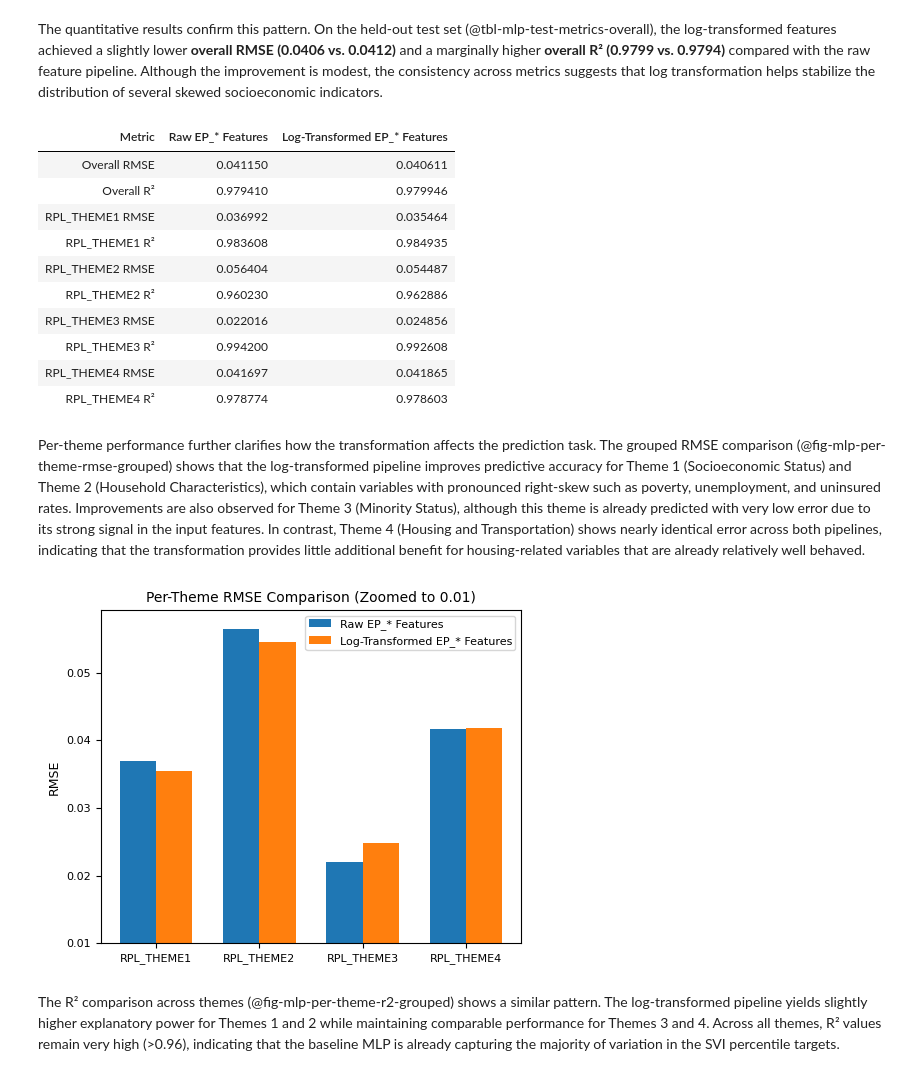
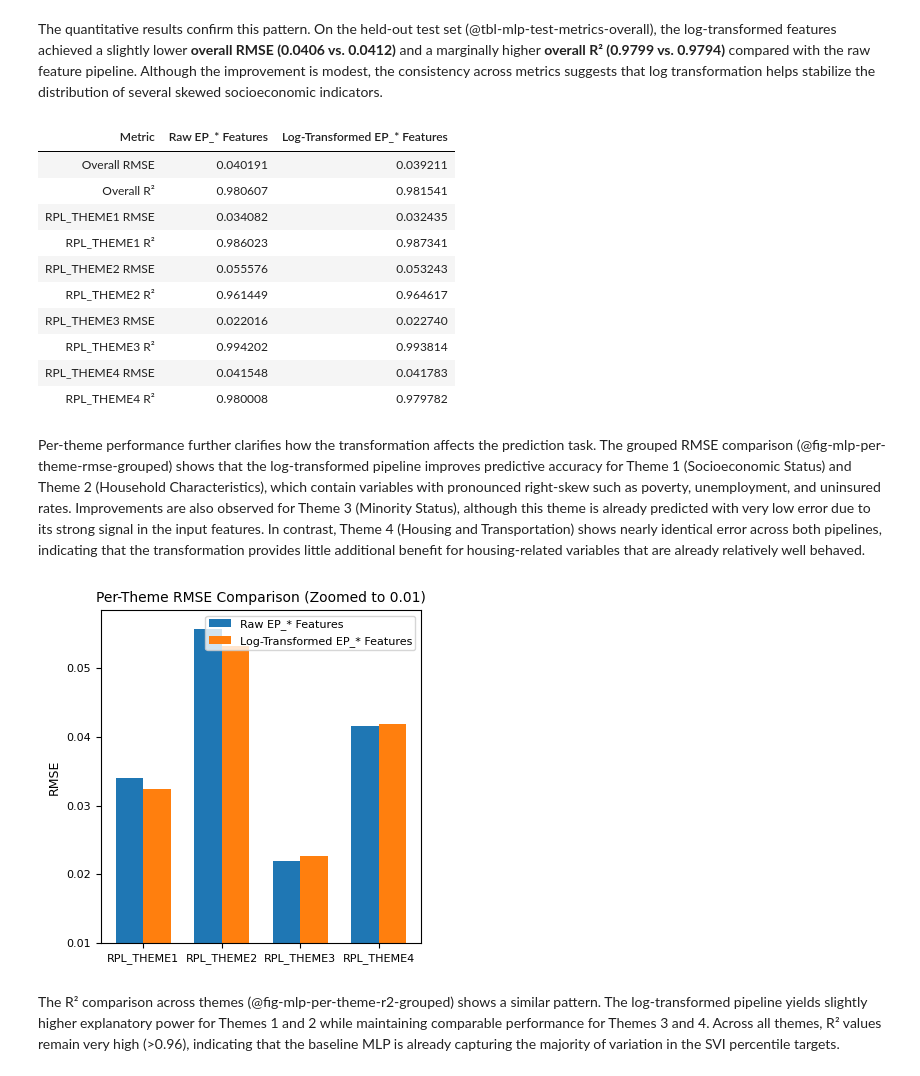
Before and after one commit to AnhJoe/CS273P_MachineLearning_Final_Project, a Jupyter notebook: notebooks/02_baseline_mlp.ipynb, the cells around one changed output. Saved outputs shown, nothing was run; the diff lists cells and outputs as text; code cells hidden in the pictures.

```diff
--- a/notebooks/02_baseline_mlp.ipynb
+++ b/notebooks/02_baseline_mlp.ipynb
@@ -69,14 +69,14 @@ plt.rcParams.update(
 # Reproducibility
 SEED = 42
 # %%
-# Load artifacts
-geo_df = gpd.read_file("../data/processed/svi_counties.gpkg", layer="counties")
+# Load data & artifacts
+model_df = gpd.read_file("../data/processed/svi_counties.gpkg", layer="counties")
 
+# Do not change row indices beyond this
 X = pd.read_csv("../data/processed/X.csv")
-
 X_log = pd.read_csv("../data/processed/X_log.csv")
-
 y = pd.read_csv("../data/processed/y.csv")
+fips = pd.read_csv("../data/processed/fips.csv")["FIPS"].astype(str).str.zfill(5)
 
 with open("../data/processed/feature_titles.json") as f:
     feature_titles_log = json.load(f)
@@ -161,18 +173,22 @@ Together, these ablations provide a structured way to assess the robustness of t
 # %%
+# Split X and y with fips to maintain row indices for downstream GCN models
+
 # First split: train vs temp (val + test) = 70/30
-X_train, X_temp, Xlog_train, Xlog_temp, y_train, y_temp = train_test_split(
+X_train, X_temp, Xlog_train, Xlog_temp, y_train, y_temp, fips_train, fips_temp = train_test_split(
     X,
     X_log,
     y,
+    fips,
     test_size=0.30,
     random_state=SEED
 )
 
 # Second split: validation vs test = 15/15
-X_val, X_test, Xlog_val, Xlog_test, y_val, y_test = train_test_split(
+X_val, X_test, Xlog_val, Xlog_test, y_val, y_test, fips_val, fips_test = train_test_split(
     X_temp,
     Xlog_temp,
     y_temp,
+    fips_temp,
     test_size=0.50,
     random_state=SEED
 )
@@ -595,19 +611,19 @@ plt.show()
 # Target order
 target_names = ["RPL_THEME1", "RPL_THEME2", "RPL_THEME3", "RPL_THEME4"]
 
-y_pred_raw_scaled = predict_mlp(mlp_raw, test_loader_raw, device=device)
-y_pred_log_scaled = predict_mlp(mlp_log, test_loader_log, device=device)
+y_pred_raw_scaled = predict_mlp(mlp_raw, val_loader_raw, device=device)
+y_pred_log_scaled = predict_mlp(mlp_log, val_loader_log, device=device)
 
-y_test_np = y_test_scaled
+y_val_np = y_val_scaled
 y_pred_raw = scaler_y.inverse_transform(y_pred_raw_scaled)
 y_pred_log = scaler_y.inverse_transform(y_pred_log_scaled)
-y_test_true = scaler_y.inverse_transform(y_test_np)
+y_val_true = scaler_y.inverse_transform(y_val_np)
 
-overall_raw = evaluate_regression(y_test_true, y_pred_raw)
-overall_log = evaluate_regression(y_test_true, y_pred_log)
+overall_raw = evaluate_regression(y_val_true, y_pred_raw)
+overall_log = evaluate_regression(y_val_true, y_pred_log)
 
-per_target_raw = evaluate_regression_per_target(y_test_true, y_pred_raw, target_names)
-per_target_log = evaluate_regression_per_target(y_test_true, y_pred_log, target_names)
+per_target_raw = evaluate_regression_per_target(y_val_true, y_pred_raw, target_names)
+per_target_log = evaluate_regression_per_target(y_val_true, y_pred_log, target_names)
 # %% [markdown]
 The quantitative results confirm this pattern. On the held-out test set (@tbl-mlp-test-metrics-overall), the log-transformed features achieved a slightly lower **overall RMSE (0.0406 vs. 0.0412)** and a marginally higher **overall R² (0.9799 vs. 0.9794)** compared with the raw feature pipeline. Although the improvement is modest, the consistency across metrics suggests that log transformation helps stabilize the distribution of several skewed socioeconomic indicators.
 # %%
@@ -648,41 +664,41 @@ overall_metrics = pd.DataFrame(rows)
 display(overall_metrics.style.hide(axis="index"))
 # %% [output]
 | Metric | Raw EP_* Features | Log-Transformed EP_* Features |
-| Overall RMSE | 0.041150 | 0.040611 |
-| Overall R² | 0.979410 | 0.979946 |
-| RPL_THEME1 RMSE | 0.036992 | 0.035464 |
-| RPL_THEME1 R² | 0.983608 | 0.984935 |
-| RPL_THEME2 RMSE | 0.056404 | 0.054487 |
-| RPL_THEME2 R² | 0.960230 | 0.962886 |
-| RPL_THEME3 RMSE | 0.022016 | 0.024856 |
-| RPL_THEME3 R² | 0.994200 | 0.992608 |
-| RPL_THEME4 RMSE | 0.041697 | 0.041865 |
-| RPL_THEME4 R² | 0.978774 | 0.978603 |
+| Overall RMSE | 0.040191 | 0.039211 |
+| Overall R² | 0.980607 | 0.981541 |
+| RPL_THEME1 RMSE | 0.034082 | 0.032435 |
+| RPL_THEME1 R² | 0.986023 | 0.987341 |
+| RPL_THEME2 RMSE | 0.055576 | 0.053243 |
+| RPL_THEME2 R² | 0.961449 | 0.964617 |
+| RPL_THEME3 RMSE | 0.022016 | 0.022740 |
+| RPL_THEME3 R² | 0.994202 | 0.993814 |
+| RPL_THEME4 RMSE | 0.041548 | 0.041783 |
+| RPL_THEME4 R² | 0.980008 | 0.979782 |
 # %% [markdown]
 Per-theme performance further clarifies how the transformation affects the prediction task. The grouped RMSE comparison (@fig-mlp-per-theme-rmse-grouped) shows that the log-transformed pipeline improves predictive accuracy for Theme 1 (Socioeconomic Status) and Theme 2 (Household Characteristics), which contain variables with pronounced right-skew such as poverty, unemployment, and uninsured rates. Improvements are also observed for Theme 3 (Minority Status), although this theme is already predicted with very low error due to its strong signal in the input features. In contrast, Theme 4 (Housing and Transportation) shows nearly identical error across both pipelines, indicating that the transformation provides little additional benefit for housing-related variables that are already relatively well behaved.
 # %%
 #| label: fig-mlp-per-theme-rmse-grouped
 #| fig-cap: "Grouped comparison of per-theme RMSE on the test set for the raw-feature and log-transformed-feature baseline MLP pipelines."
 
 x = np.arange(len(target_names))
 width = 0.35
 
 raw_vals = [per_target_raw[t]["rmse"] for t in target_names]
 log_vals = [per_target_log[t]["rmse"] for t in target_names]
 
-plt.figure(figsize=(5, 4))
+plt.figure(figsize=(4, 4))
 plt.bar(x - width/2, raw_vals, width, label="Raw EP_* Features")
 plt.bar(x + width/2, log_vals, width, label="Log-Transformed EP_* Features")
 
 plt.xticks(x, target_names)
 plt.ylabel("RMSE")
 plt.title("Per-Theme RMSE Comparison (Zoomed to 0.01)")
 plt.ylim(0.01)
 plt.legend()
 plt.tight_layout()
 plt.show()
 # %% [output]
-[figure, old version]
+[figure, new version]
 # %% [markdown]
 The R² comparison across themes (@fig-mlp-per-theme-r2-grouped) shows a similar pattern. The log-transformed pipeline yields slightly higher explanatory power for Themes 1 and 2 while maintaining comparable performance for Themes 3 and 4. Across all themes, R² values remain very high (>0.96), indicating that the baseline MLP is already capturing the majority of variation in the SVI percentile targets.
 # %%
```
Also changed, not shown: parts of 24 cells of this notebook, 8 other files.
